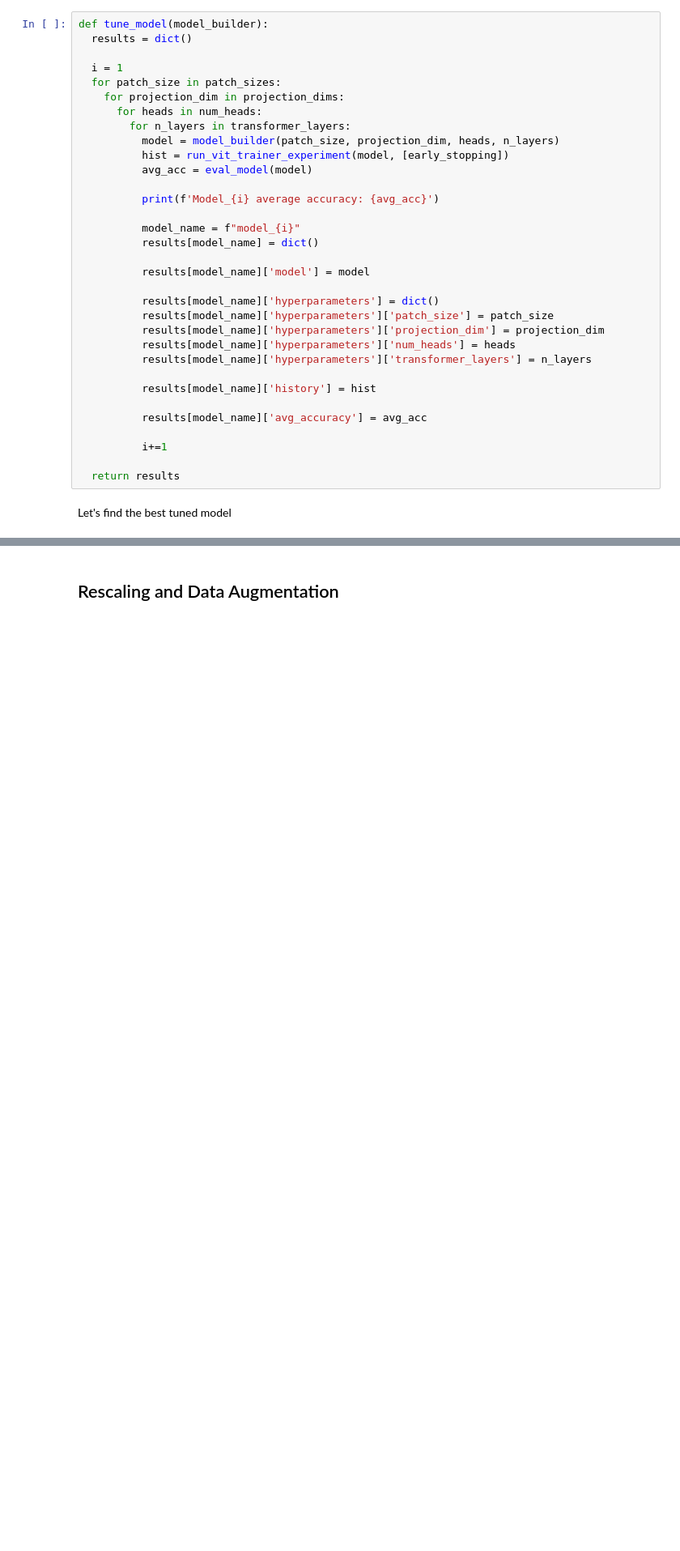
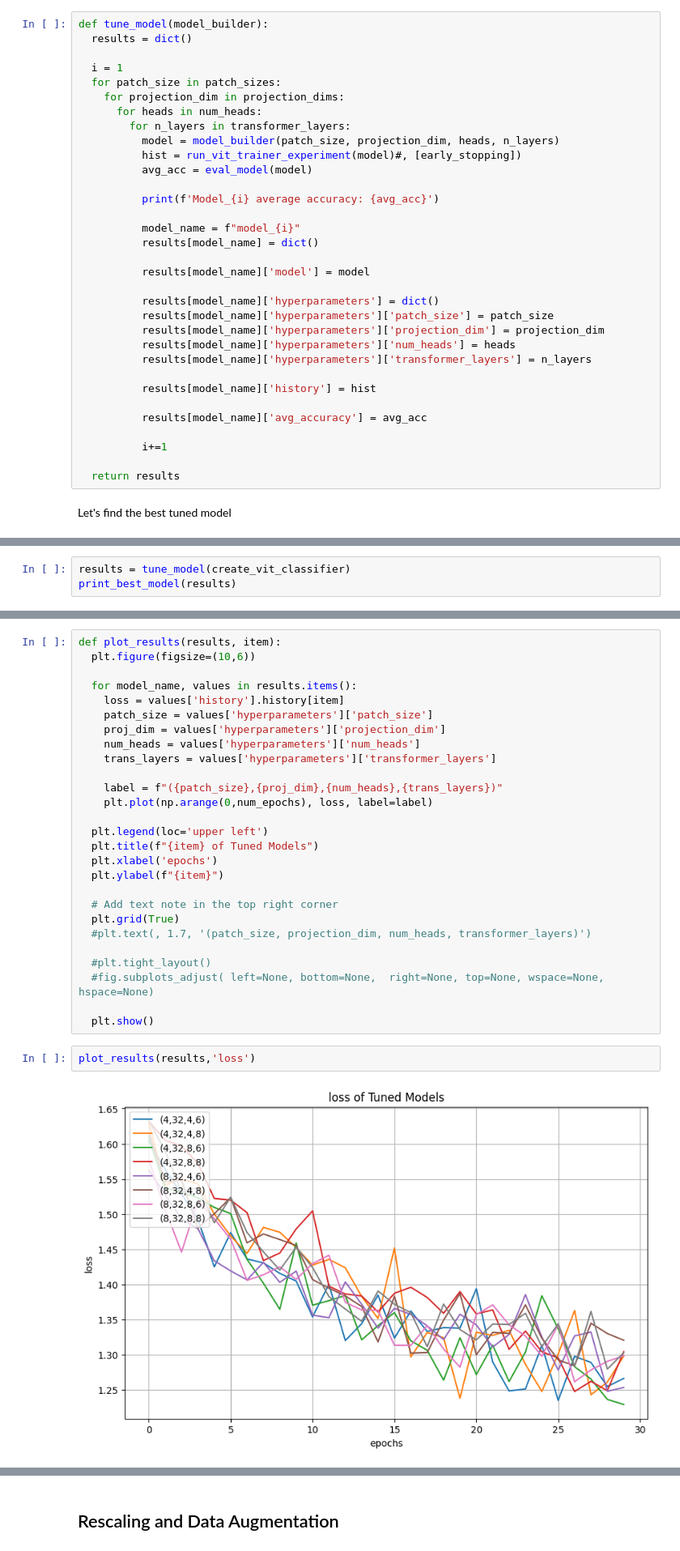
Before and after one commit to kor80/CIFAR-10-Separation, a Jupyter notebook: cifar_10_separation_eng.ipynb, the cells around one changed output, grey strips where cells are left out. Shown: that part at 81% size. Cells and saved outputs as stored; diff of their text form; blank space fills up the shorter version.

Commit message:
Model 2.2
- Plots of the models accuracies

```diff
--- a/cifar_10_separation_eng.ipynb
+++ b/cifar_10_separation_eng.ipynb
@@ -513,7 +539,7 @@ def tune_model(model_builder):
       for heads in num_heads:
         for n_layers in transformer_layers:
           model = model_builder(patch_size, projection_dim, heads, n_layers)
-          hist = run_vit_trainer_experiment(model, [early_stopping])
+          hist = run_vit_trainer_experiment(model)#, [early_stopping])
           avg_acc = eval_model(model)
 
           print(f'Model_{i} average accuracy: {avg_acc}')
@@ -557,0 +586,3 @@ def print_best_model(results):
+# %%
+results = tune_model(create_vit_classifier)
+print_best_model(results)
@@ -557,0 +608,31 @@ def print_best_model(results):
+# %%
+def plot_results(results, item):
+  plt.figure(figsize=(10,6))
+
+  for model_name, values in results.items():
+    loss = values['history'].history[item]
+    patch_size = values['hyperparameters']['patch_size']
+    proj_dim = values['hyperparameters']['projection_dim']
+    num_heads = values['hyperparameters']['num_heads']
+    trans_layers = values['hyperparameters']['transformer_layers']
+
+    label = f"({patch_size},{proj_dim},{num_heads},{trans_layers})"
+    plt.plot(np.arange(0,num_epochs), loss, label=label)
+
+  plt.legend(loc='upper left')
+  plt.title(f"{item} of Tuned Models")
+  plt.xlabel('epochs')
+  plt.ylabel(f"{item}")
+
+  # Add text note in the top right corner
+  plt.grid(True)
+  #plt.text(, 1.7, '(patch_size, projection_dim, num_heads, transformer_layers)')
+
+  #plt.tight_layout()
+  #fig.subplots_adjust( left=None, bottom=None,  right=None, top=None, wspace=None, hspace=None)
+
+  plt.show()
+# %%
+plot_results(results,'loss')
+# %% [output]
+[figure, added]
```
Also changed, not shown: parts of 13 cells of this notebook.
